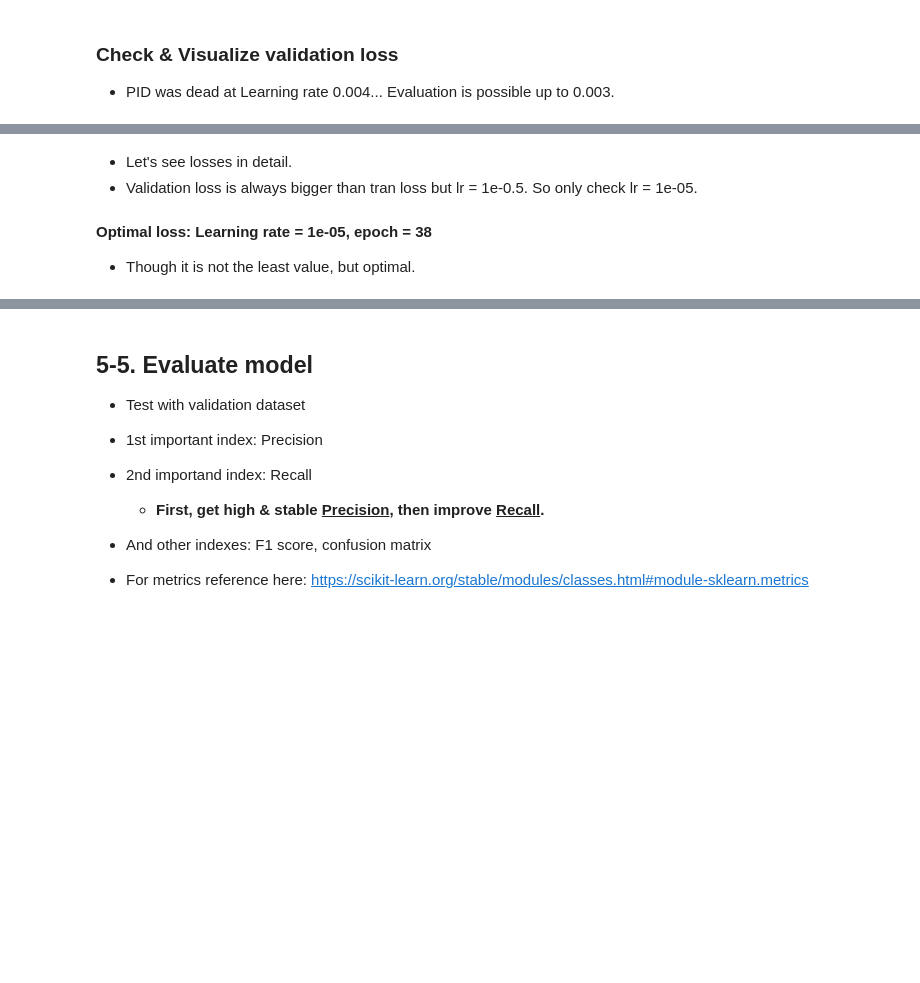
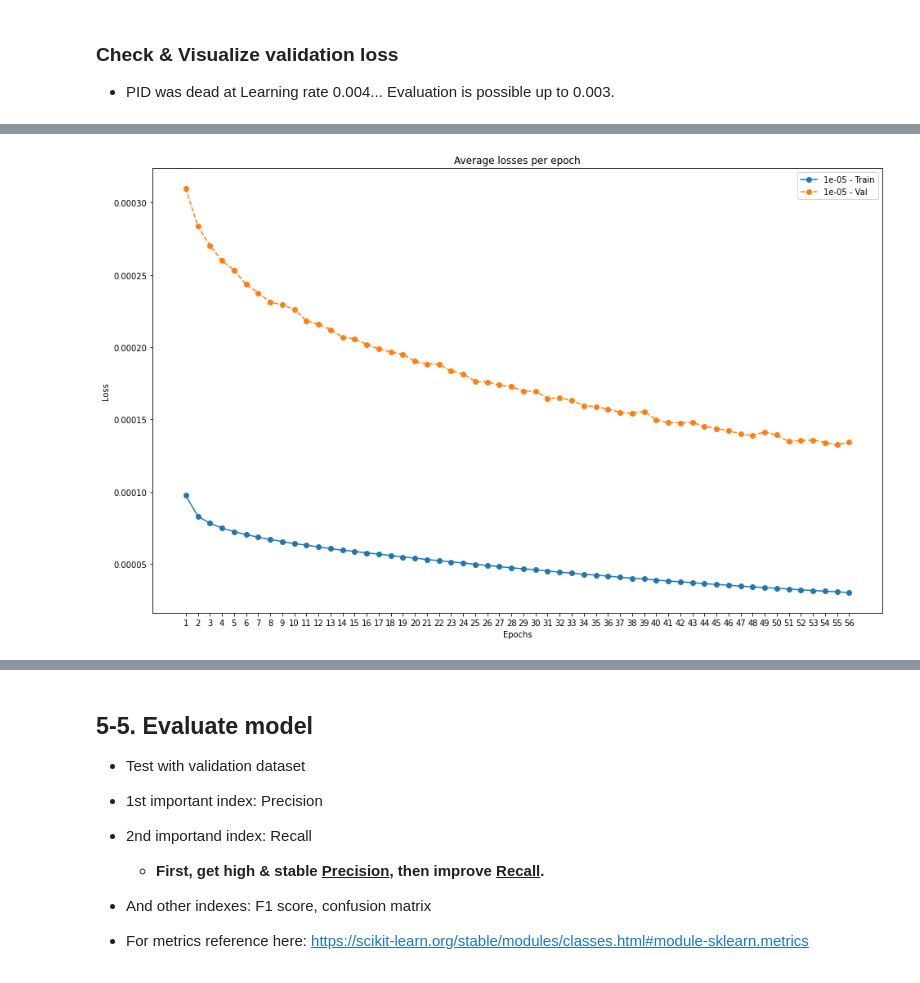
Before and after one commit to circlin-dev/feed_autolabeler, a Jupyter notebook: train_evaluation(image)(46class).ipynb, the cells around one changed output, grey strips where cells are left out. Drawn from its saved outputs; the diff is of its cells as text; code cells hidden in the pictures; blank space fills up the shorter version.

Commit message:
2021's last validation for resnext50.

```diff
--- a/train_evaluation(image)(46class).ipynb
+++ b/train_evaluation(image)(46class).ipynb
@@ -587,19 +594,23 @@ for index, lr in enumerate(learning_rate):
 # %%
 plt.figure(figsize=(16, 10))
 plt.xticks(epoch_list)
-for index, lr in enumerate(learning_rate):
+for index, lr in enumerate([LEARNING_RATE]):
     plt.title("Average losses per epoch")
     plt.plot(epoch_list,
              avg_train_losses_lr[lr],
              #color=color[index],
+             marker='o',
              label=f"{lr} - Train")
     plt.plot(epoch_list,
              avg_val_losses_lr[lr],
              '--',
              #color=color[index],
+             marker='o',
              label=f"{lr} - Val")
     plt.xlabel('Epochs')
     plt.ylabel('Loss')
     plt.legend(loc="upper right")
 
 plt.show()
+# %% [output]
+[figure, added]
@@ -620,3 +616,0 @@ plt.show()
-# %% [markdown]
-- Let's see losses in detail.
-- Validation loss is always bigger than tran loss but lr = 1e-0.5. So only check lr = 1e-05.
@@ -705,3 +616,0 @@ plt.show()
-# %% [markdown]
-__Optimal loss:  Learning rate = 1e-05, epoch = 38__
-- Though it is not the least value, but optimal.
```
Also changed, not shown: parts of 42 cells of this notebook, 2 other files.
